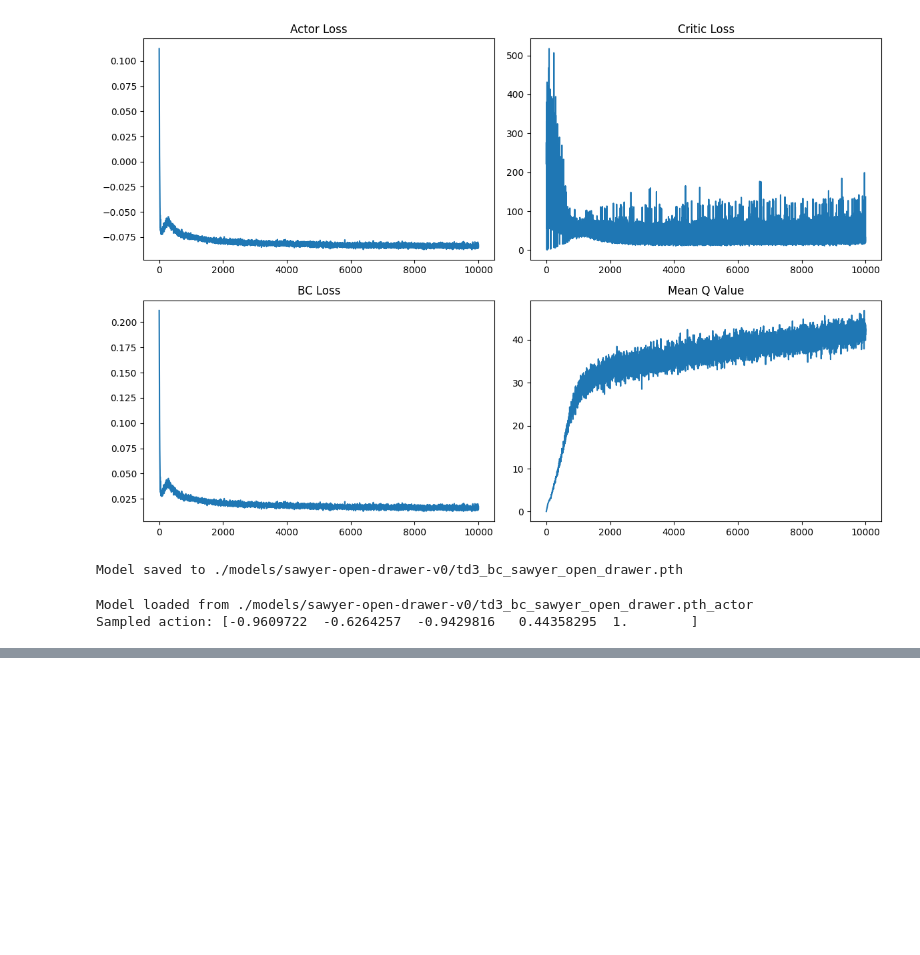
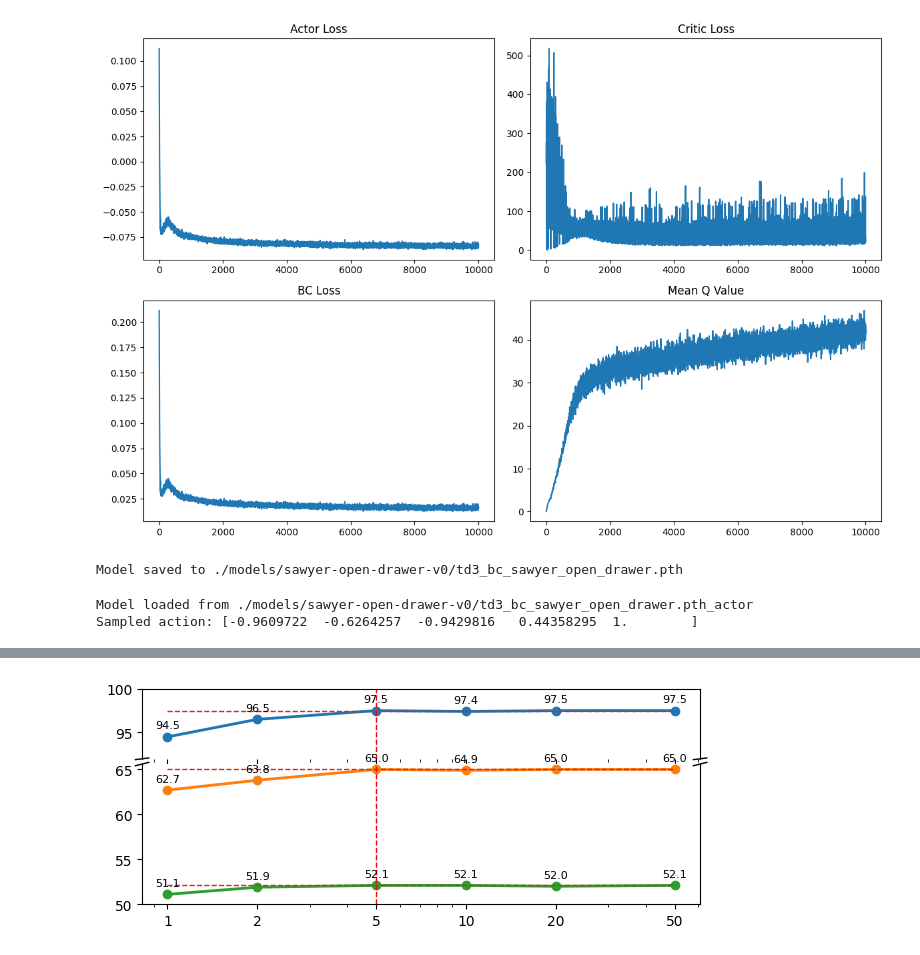
Before and after one commit to thanhkaist/TD3_BC_on_Sawyer, a Jupyter notebook: main_test.ipynb, the cells around one changed output, grey strips where cells are left out. Saved outputs shown, nothing was run; the diff lists cells and outputs as text; code cells hidden in the pictures; blank space fills up the shorter version.

```diff
--- a/main_test.ipynb
+++ b/main_test.ipynb
@@ -842,0 +958,97 @@ Sampled action: [-0.9609722  -0.6264257  -0.9429816   0.44358295  1.        ]
+# %%
+import numpy as np
+import matplotlib.pyplot as plt
+
+K = np.array([1, 2, 5, 10, 20, 50])
+
+scores = {
+    "Medium-Expert": np.array([94.5, 96.5, 97.5, 97.4, 97.5, 97.5]),
+    "Medium":        np.array([62.7, 63.8, 65.0, 64.9, 65.0, 65.0]),
+    "Medium-Replay": np.array([51.1, 51.9, 52.1, 52.1, 52.0, 52.1]),
+}
+
+# -----------------------------
+# Trick 1: "zoomed" y-axis (broken y-axis) to:
+#   - make the K=1 -> saturation gaps look bigger
+#   - keep Medium-Expert closer to the others to save vertical space
+# -----------------------------
+fig, (ax_top, ax_bot) = plt.subplots(
+    2, 1, sharex=True, figsize=(7.2, 2.8),
+    gridspec_kw={"height_ratios": [1, 2], "hspace": 0.05}
+)
+
+# Helper for plotting + value labels
+def plot_with_labels(ax, name, y):
+    ax.plot(K, y, marker="o", linewidth=2, label=name)
+    for x_i, y_i in zip(K, y):
+        ax.annotate(
+            f"{y_i:.1f}",
+            (x_i, y_i),
+            textcoords="offset points",
+            xytext=(0, 6),
+            ha="center",
+            fontsize=8,
+        )
+
+for name, y in scores.items():
+    plot_with_labels(ax_top, name, y)
+    plot_with_labels(ax_bot, name, y)
+
+# Log x + ticks
+ax_bot.set_xscale("log")
+ax_bot.set_xticks(K)
+ax_bot.set_xticklabels([str(k) for k in K])
+
+# Vertical line at K=5 (both axes)
+for ax in (ax_top, ax_bot):
+    ax.axvline(5, linestyle="--", linewidth=1,color="red")
+
+# Saturation horizontal lines (draw only on the relevant axis region)
+x_min, x_max = 1, K.max()
+# Medium-Replay saturation ~52.1 and Medium saturation ~65.0 go to bottoma
+ax_bot.hlines(y=52.1, xmin=x_min, xmax=x_max, linestyles="--", linewidth=1, colors="tab:red")
+ax_bot.hlines(y=65.0, xmin=x_min, xmax=x_max, linestyles="--", linewidth=1, colors="tab:red")
+# Medium-Expert saturation ~97.5 goes to top
+ax_top.hlines(y=97.5, xmin=x_min, xmax=x_max, linestyles="--", linewidth=1, colors="tab:red")
+
+# -----------------------------
+# IMPORTANT: Set y-lims to "stretch" the gaps
+# You can tweak these to exaggerate the improvements more/less.
+# -----------------------------
+ax_bot.set_ylim(50, 65.6)   # zoom on Medium / Medium-Replay band
+ax_top.set_ylim(92, 100)   # zoom on Medium-Expert band
+
+# Make the "break" visible
+ax_top.spines["bottom"].set_visible(False)
+ax_bot.spines["top"].set_visible(False)
+ax_top.tick_params(labeltop=False)  # no top tick labels
+ax_bot.xaxis.tick_bottom()
+
+# Diagonal break marks
+d = 0.012  # size of diagonal lines
+kwargs = dict(transform=ax_top.transAxes, color="k", clip_on=False, linewidth=1)
+ax_top.plot((-d, +d), (-d, +d), **kwargs)              # top-left
+ax_top.plot((1 - d, 1 + d), (-d, +d), **kwargs)        # top-right
+kwargs.update(transform=ax_bot.transAxes)
+ax_bot.plot((-d, +d), (1 - d, 1 + d), **kwargs)        # bottom-left
+ax_bot.plot((1 - d, 1 + d), (1 - d, 1 + d), **kwargs)  # bottom-right
+
+# Labels
+# ax_bot.set_xlabel("Number of Q-guided candidates (K)")
+# ax_bot.set_ylabel("Normalized Score (↑)")
+ax_top.set_ylabel("")  # keep clean (optional)
+
+# Disable grid (cleaner for paper)
+ax_top.grid(False)
+ax_bot.grid(False)
+
+# Legend: put it once (top axis), and keep it compact
+# ax_top.legend(frameon=True, loc="lower right", fontsize=9)
+
+plt.tight_layout()
+plt.savefig("ablation_q_guided_sampling_broken_y.png", dpi=300, bbox_inches="tight")
+plt.show()
+
+print("Saved figure to: ablation_q_guided_sampling_broken_y.pdf")
+# %% [output]
+[figure, added]
```
Also changed, not shown: parts of 5 cells of this notebook, 1 other file.
